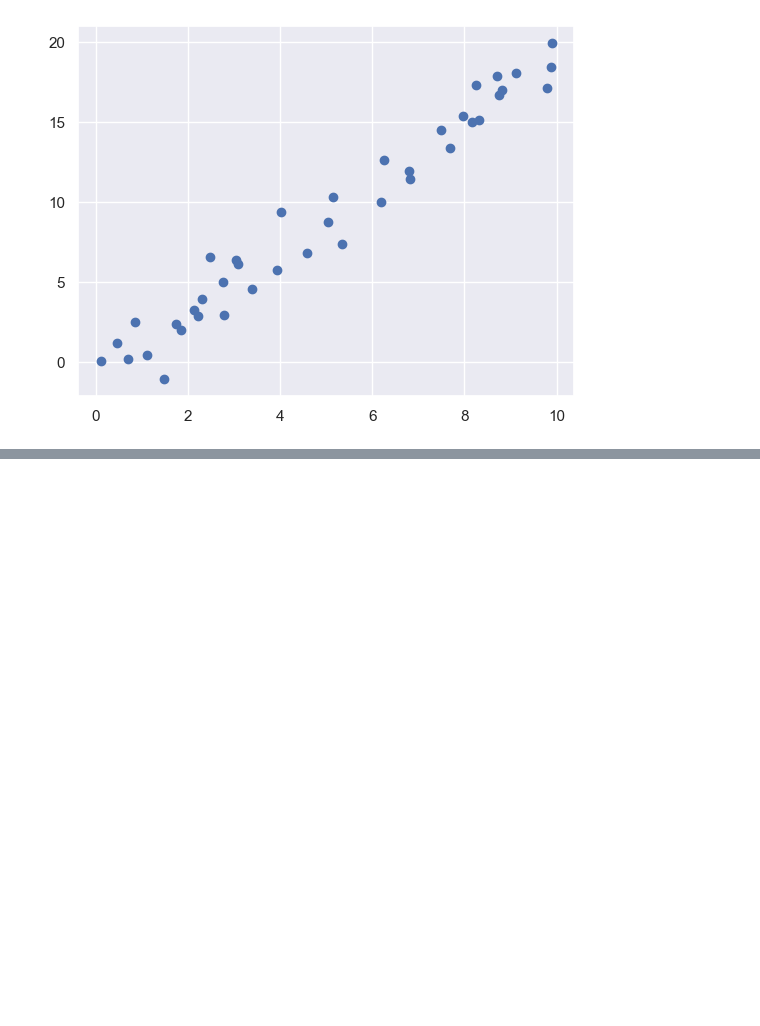
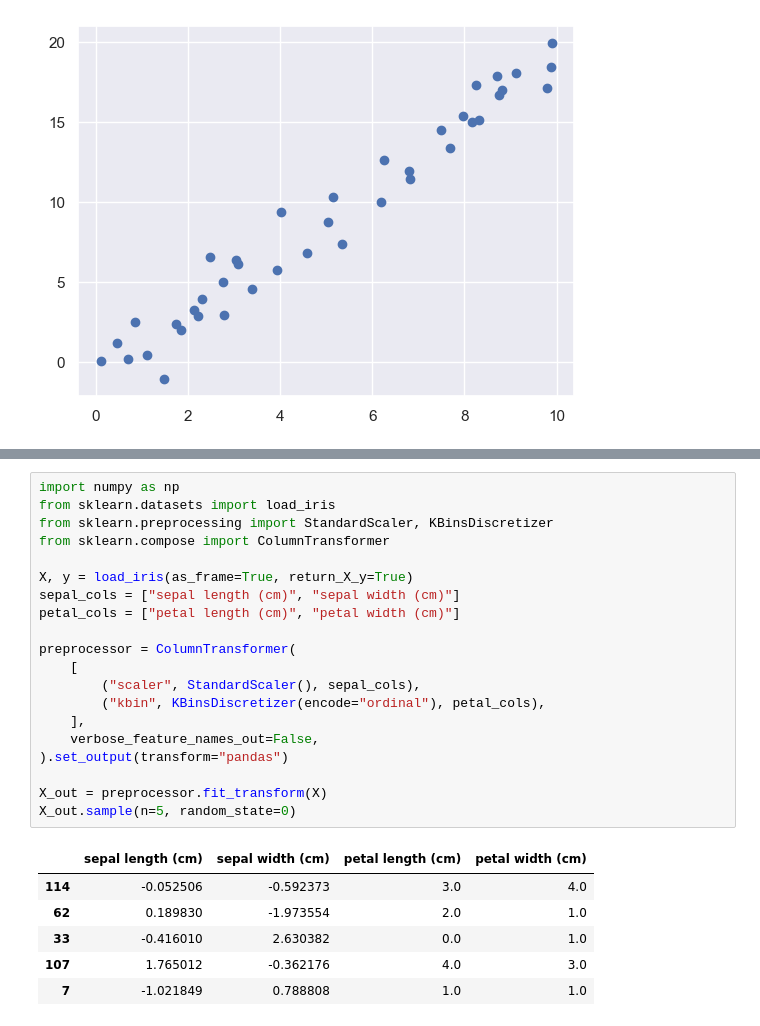
Before and after one commit to Eshwaripandit/AI-ML-LEARNING, a Jupyter notebook: sci-kit.ipynb, the cells around one changed output, grey strips where cells are left out. Drawn from its saved outputs; the diff is of its cells as text; blank space fills up the shorter version.

```diff
--- a/sci-kit.ipynb
+++ b/sci-kit.ipynb
@@ -50,0 +132,27 @@ plt.scatter(x,y);
+# %%
+import numpy as np
+from sklearn.datasets import load_iris
+from sklearn.preprocessing import StandardScaler, KBinsDiscretizer
+from sklearn.compose import ColumnTransformer
+
+X, y = load_iris(as_frame=True, return_X_y=True)
+sepal_cols = ["sepal length (cm)", "sepal width (cm)"]
+petal_cols = ["petal length (cm)", "petal width (cm)"]
+
+preprocessor = ColumnTransformer(
+    [
+        ("scaler", StandardScaler(), sepal_cols),
+        ("kbin", KBinsDiscretizer(encode="ordinal"), petal_cols),
+    ],
+    verbose_feature_names_out=False,
+).set_output(transform="pandas")
+
+X_out = preprocessor.fit_transform(X)
+X_out.sample(n=5, random_state=0)
+# %% [output]
+|  | sepal length (cm) | sepal width (cm) | petal length (cm) | petal width (cm) |
+| 114 | -0.052506 | -0.592373 | 3.0 | 4.0 |
+| 62 | 0.189830 | -1.973554 | 2.0 | 1.0 |
+| 33 | -0.416010 | 2.630382 | 0.0 | 1.0 |
+| 107 | 1.765012 | -0.362176 | 4.0 | 3.0 |
+| 7 | -1.021849 | 0.788808 | 1.0 | 1.0 |
```
Also changed, not shown: parts of 11 cells of this notebook.
